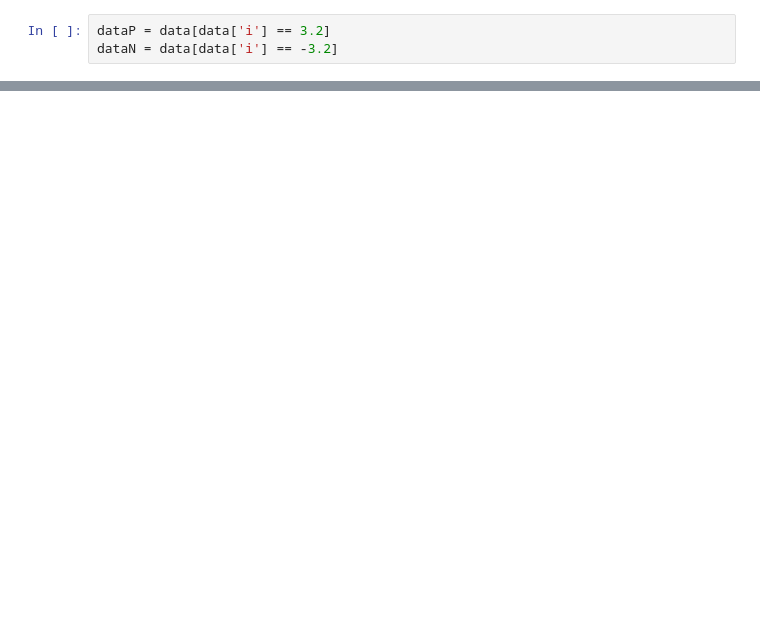
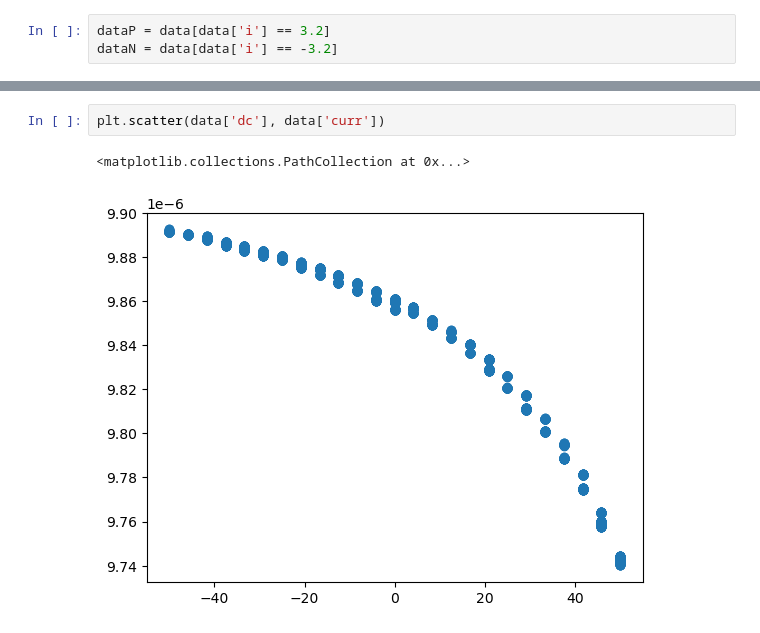
Before and after one commit to MatthewChalkG/ElectricalCharacterization, a Jupyter notebook: sortedelectricaldata/Data_Analysis2.ipynb, the cells around one changed output, grey strips where cells are left out. Drawn from its saved outputs; the diff is of its cells as text; blank space fills up the shorter version.

```diff
--- a/sortedelectricaldata/Data_Analysis2.ipynb
+++ b/sortedelectricaldata/Data_Analysis2.ipynb
@@ -173,0 +173,5 @@ plt.plot(data['curr'])
+# %%
+plt.scatter(data['dc'], data['curr'])
+# %% [output]
+<matplotlib.collections.PathCollection at 0x...>
+[figure, added]
```
Also changed, not shown: parts of 80 cells of this notebook.
